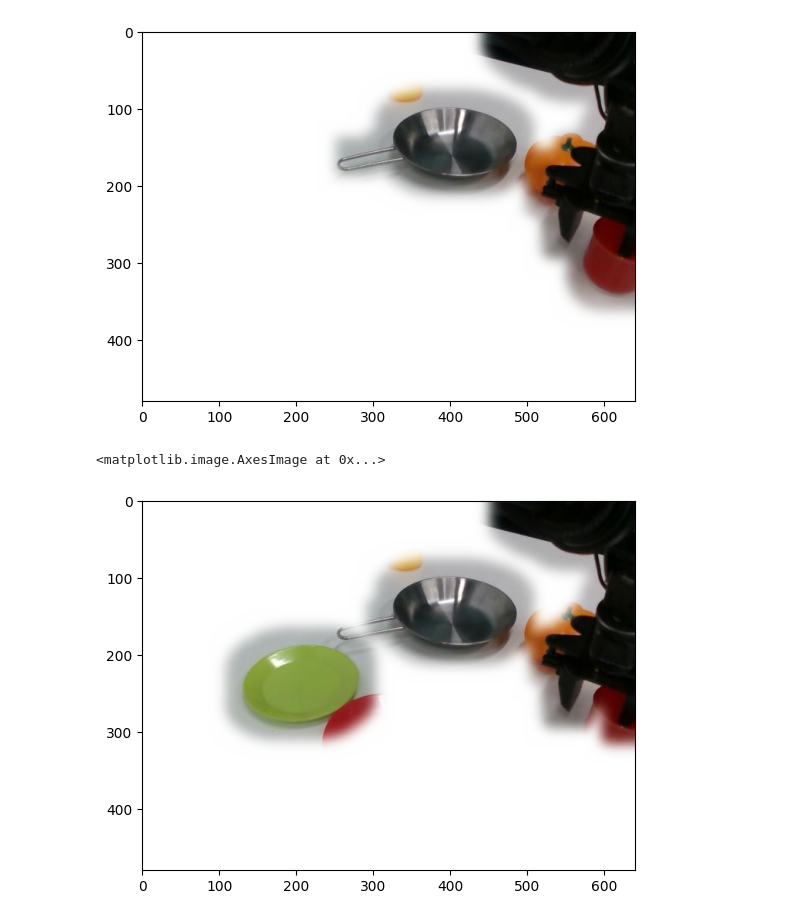
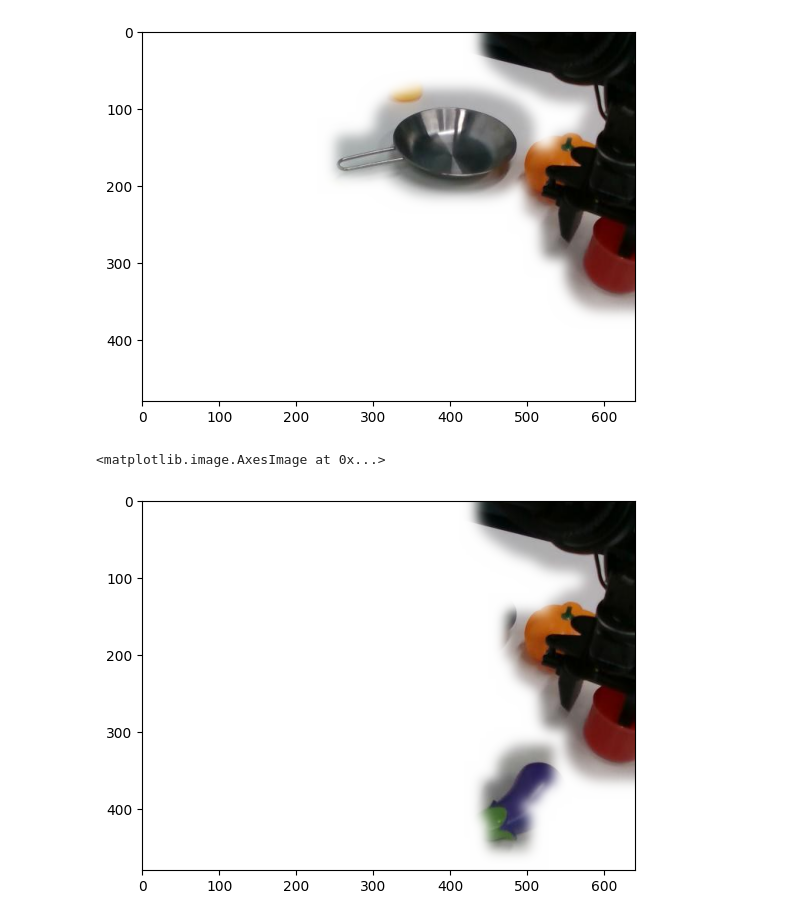
Before and after one commit to 2toinf/IVM, a Jupyter notebook: demo.ipynb, the cells around one changed output. Drawn from its saved outputs; the diff is of its cells as text; code cells hidden in the pictures.

```diff
--- a/demo.ipynb
+++ b/demo.ipynb
@@ -1,6 +1,10 @@
 # %%
 from IVM import load, forward_batch
-ckpt_path = "IVM-V1.0.bin" # your model path here
+ckpt_path = "/mnt/afs/zhengjinliang/5K.bin" # your model path here
 model = load(ckpt_path, low_gpu_memory = False)
 # %% [output]
 trainable params: 4,194,304 || all params: 7,067,621,376 || trainable%: 0.0593
+# %%
+import torch
+ckpt = torch.load("/mnt/afs/zhengjinliang/20W.bin")
+model.load_state_dict(ckpt, strict=False)
@@ -123,13 +129,13 @@ plt.imshow((result[0]).astype(np.uint8))
 # %%
 from PIL import Image
 
 image = Image.open("image/demo/robot.jpg") # your image path
-instruction = "pick up the green plate and place it on the sivler pan"
+instruction = "pick the purple thing"
 
-result = forward_batch(model, [image], [instruction], threshold = 0.99)
+result = forward_batch(model, [image], [instruction], threshold = 0.7)
 from matplotlib import pyplot as plt
 import numpy as np
 plt.imshow((result[0]).astype(np.uint8))
 # %% [output]
 <matplotlib.image.AxesImage at 0x...>
-[figure, old version]
+[figure, new version]
```
Also changed, not shown: parts of 9 cells of this notebook.
